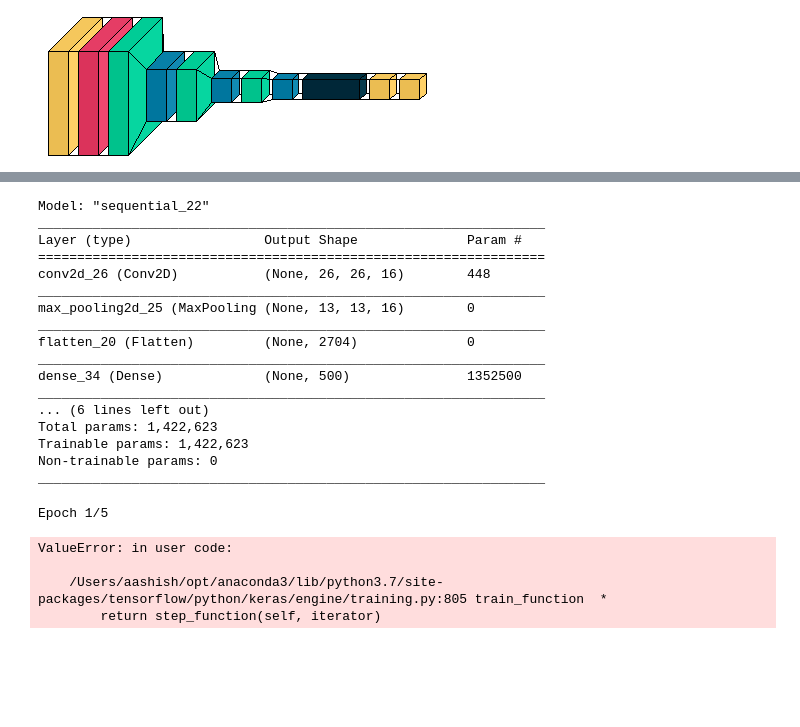
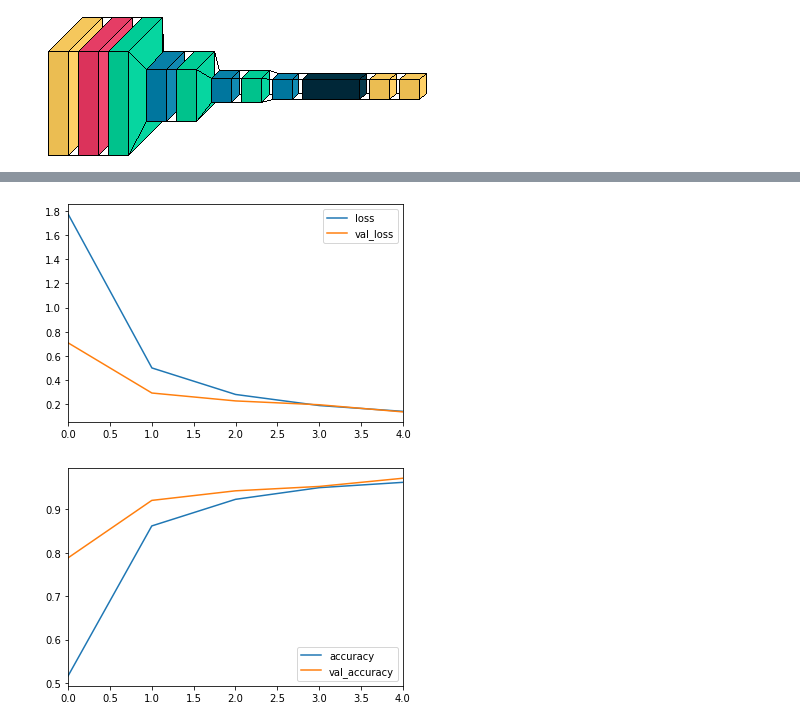
Before and after one commit to helloaashish/TrafficSign, a Jupyter notebook: TrafficSignClassifier.ipynb, the cells around one changed output, grey strips where cells are left out. Cells and saved outputs as stored; diff of their text form; code cells hidden in the pictures; blank space fills up the shorter version.

```diff
--- a/TrafficSignClassifier.ipynb
+++ b/TrafficSignClassifier.ipynb
@@ -284,0 +341,4 @@ RuntimeError: You must compile your model before training/testing. Use `model.co
+# %%
+
+epochs=5
+history2 = model2.fit(train_ds,validation_data=val_ds,epochs=epochs,batch_size=32)
@@ -303,29 +367,7 @@ model1.compile(optimizer='adam', loss='categorical_crossentropy', metrics=['accu
-# %%
-model1.summary()
-# %% [output]
-Model: "sequential_22"
-_________________________________________________________________
-Layer (type)                 Output Shape              Param #
-=================================================================
-conv2d_26 (Conv2D)           (None, 26, 26, 16)        448
-_________________________________________________________________
-max_pooling2d_25 (MaxPooling (None, 13, 13, 16)        0
-_________________________________________________________________
-flatten_20 (Flatten)         (None, 2704)              0
-_________________________________________________________________
-dense_34 (Dense)             (None, 500)               1352500
-_________________________________________________________________
-... (6 lines left out)
-Total params: 1,422,623
-Trainable params: 1,422,623
-Non-trainable params: 0
-_________________________________________________________________
-# %%
-epochs=5
-history = model1.fit(train_ds,validation_data=val_ds,epochs=epochs,batch_size=32)
-# %% [output]
-Epoch 1/5
-ValueError: in user code:
-
-    /Users/aashish/opt/anaconda3/lib/python3.7/site-packages/tensorflow/python/keras/engine/training.py:805 train_function  *
-        return step_function(self, iterator)
+# %%
+history_frame = pd.DataFrame(history2.history)
+history_frame.loc[:, ['loss', 'val_loss']].plot()
+history_frame.loc[:, ['accuracy', 'val_accuracy']].plot();
+# %% [output]
+[figure, added]
+[figure, added]
```
Also changed, not shown: parts of 28 cells of this notebook.
